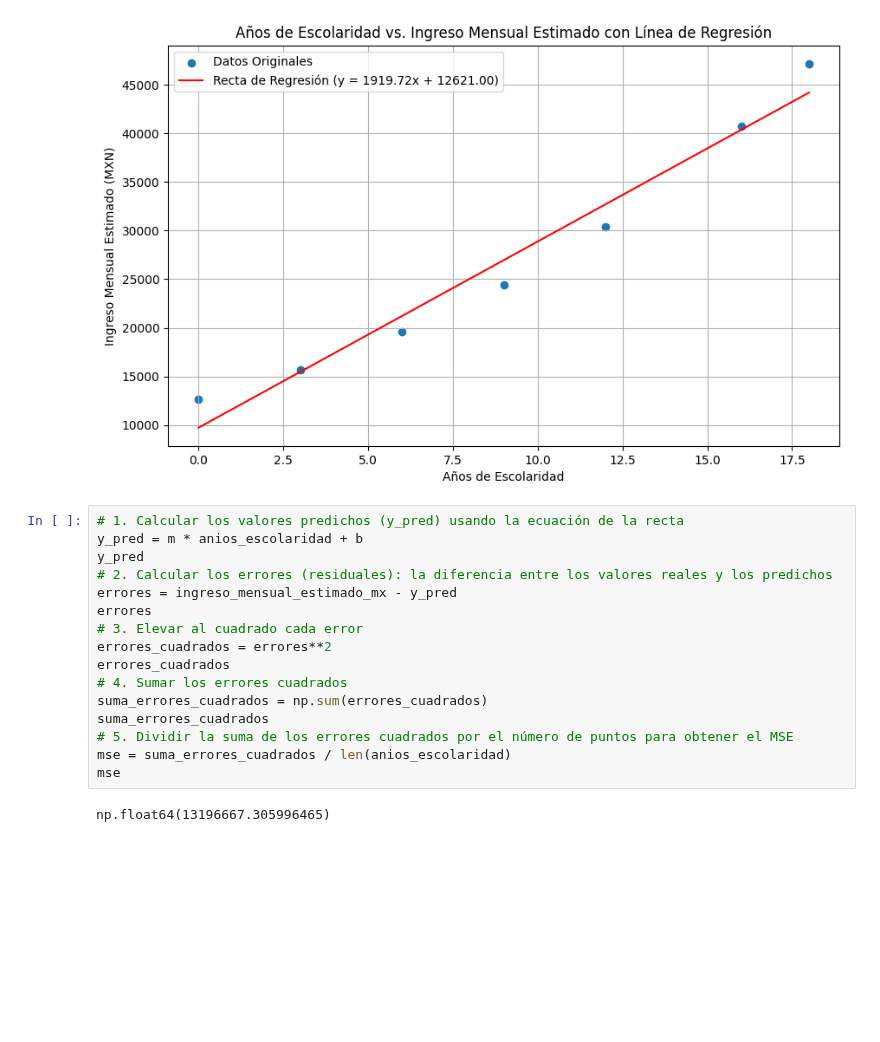
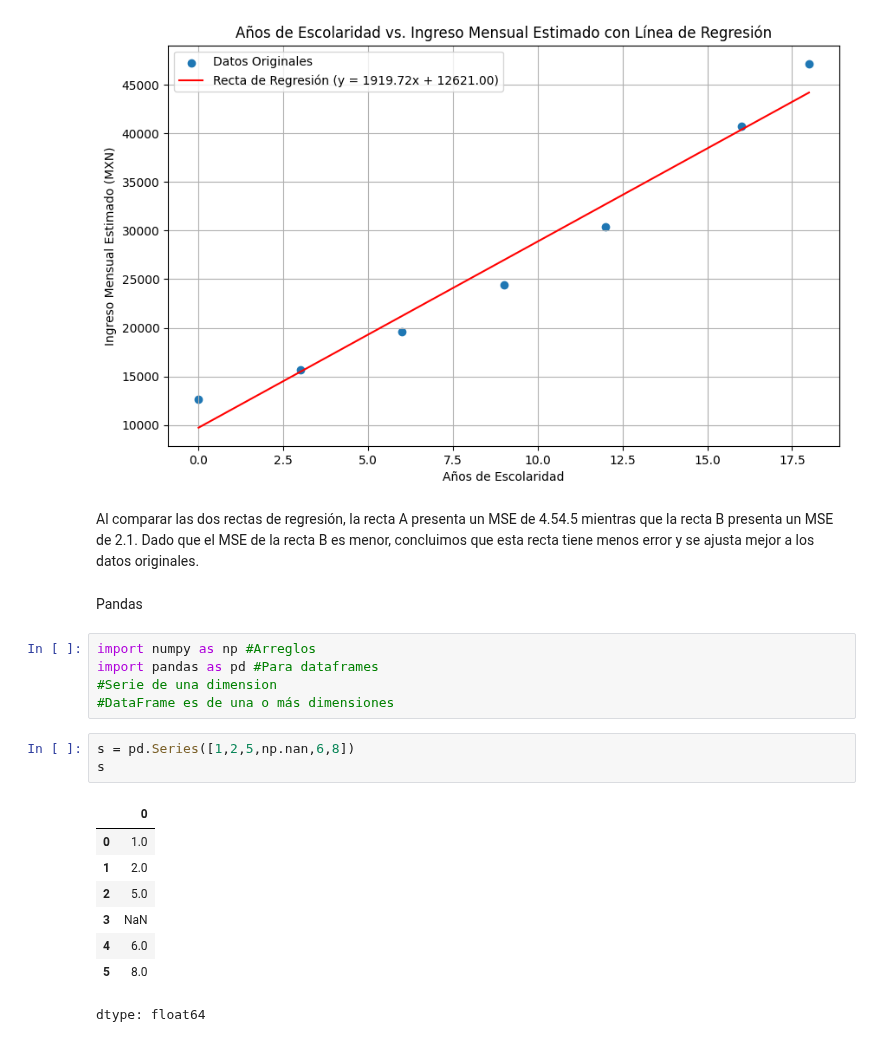
Before and after one commit to Ivon110/Mineria-de-Datos, a Jupyter notebook: mineriacolab1.ipynb, the cells around one changed output. Saved outputs shown, nothing was run; the diff lists cells and outputs as text; blank space fills up the shorter version.

```diff
--- a/mineriacolab1.ipynb
+++ b/mineriacolab1.ipynb
@@ -834,21 +834,24 @@ plt.legend()
 # %% [output]
 <matplotlib.legend.Legend at 0x...>
 [figure]
-# %%
-# 1. Calcular los valores predichos (y_pred) usando la ecuación de la recta
-y_pred = m * anios_escolaridad + b
-y_pred
-# 2. Calcular los errores (residuales): la diferencia entre los valores reales y los predichos
-errores = ingreso_mensual_estimado_mx - y_pred
-errores
-# 3. Elevar al cuadrado cada error
-errores_cuadrados = errores**2
-errores_cuadrados
-# 4. Sumar los errores cuadrados
-suma_errores_cuadrados = np.sum(errores_cuadrados)
-suma_errores_cuadrados
-# 5. Dividir la suma de los errores cuadrados por el número de puntos para obtener el MSE
-mse = suma_errores_cuadrados / len(anios_escolaridad)
-mse
-# %% [output]
-np.float64(13196667.305996465)
+# %% [markdown]
+Al comparar las dos rectas de regresión, la recta A presenta un MSE de 4.54.5 mientras que la recta B presenta un MSE de 2.1. Dado que el MSE de la recta B es menor, concluimos que esta recta tiene menos error y se ajusta mejor a los datos originales.
+# %% [markdown]
+Pandas
+# %%
+import numpy as np #Arreglos
+import pandas as pd #Para dataframes
+#Serie de una dimension
+#DataFrame es de una o más dimensiones
+# %%
+s = pd.Series([1,2,5,np.nan,6,8])
+s
+# %% [output]
+|  | 0 |
+| 0 | 1.0 |
+| 1 | 2.0 |
+| 2 | 5.0 |
+| 3 | NaN |
+| 4 | 6.0 |
+| 5 | 8.0 |
+dtype: float64
```
Also changed, not shown: parts of 5 cells of this notebook.
